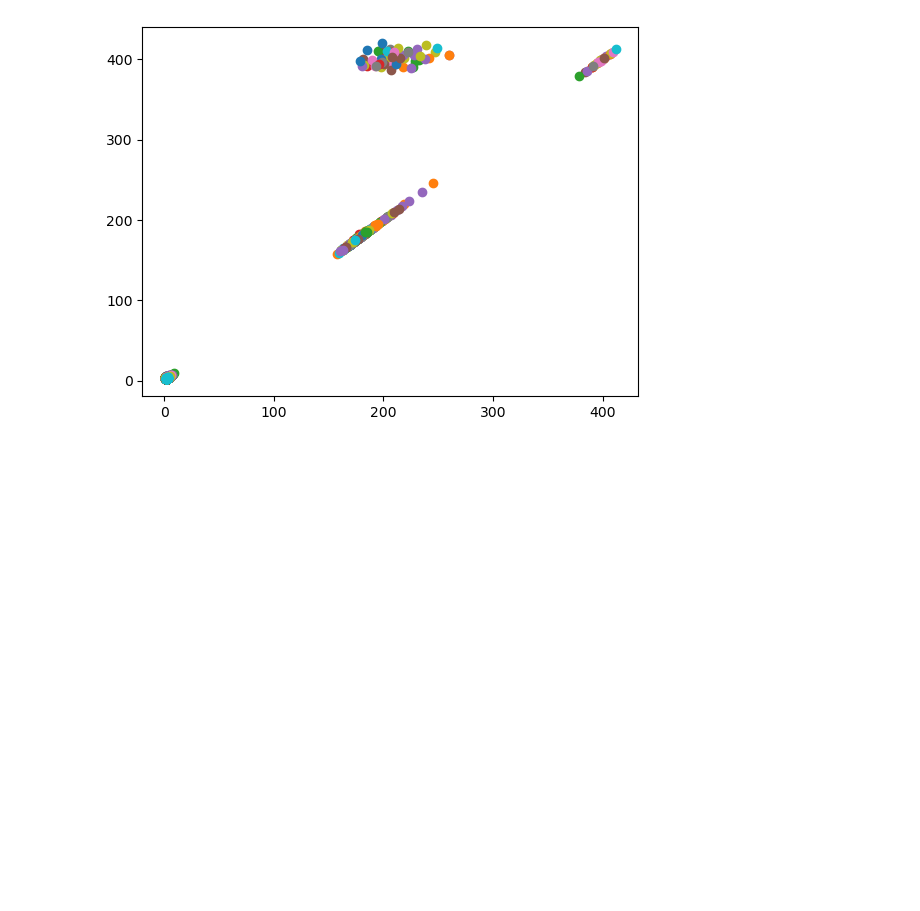
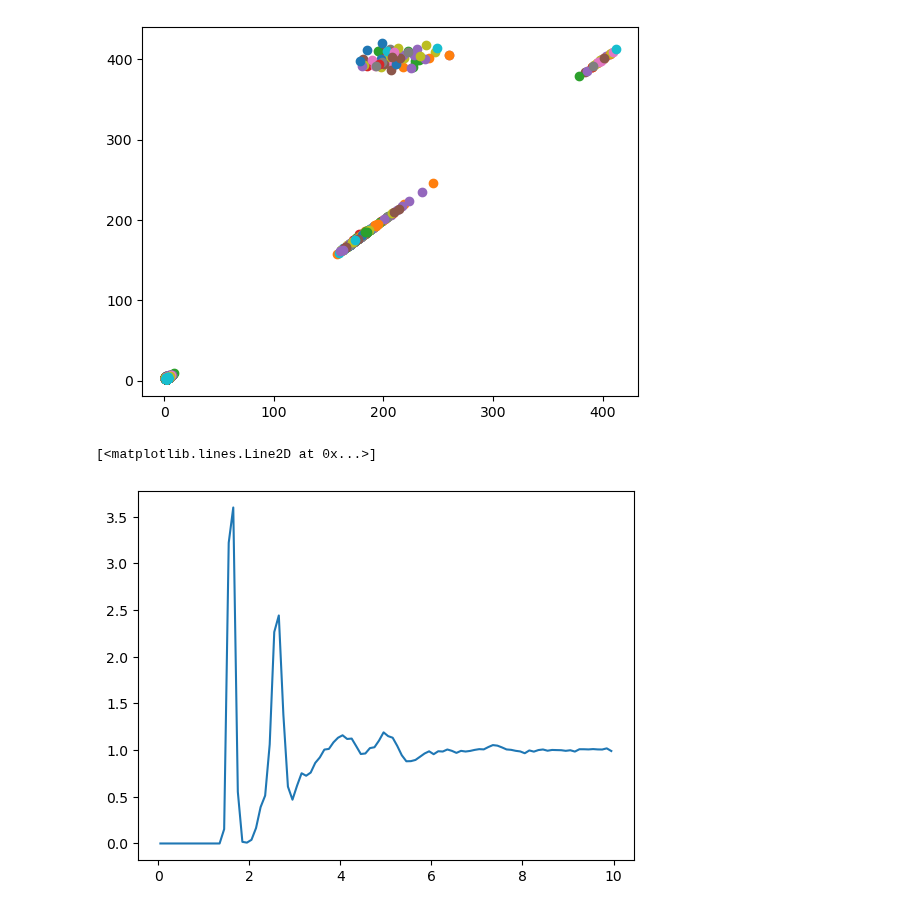
Before and after one commit to R-Chr/vitrum, a Jupyter notebook: test.ipynb, the cells around one changed output. Drawn from its saved outputs; the diff is of its cells as text; code cells hidden in the pictures; blank space fills up the shorter version.

Commit message:
Added total rdf

```diff
--- a/test.ipynb
+++ b/test.ipynb
@@ -27,7 +27,11 @@ class glass_Atoms(Atoms):
         return i_i
 
     def get_pdf(self, target_atoms, rrange=10, nbin=100):
-        types = self.get_atomic_numbers()
+        if isinstance(target_atoms[0], str):
+            types = self.get_chemical_symbols()
+        if isinstance(target_atoms[0], int):
+            types = self.get_atomic_numbers()
+        types = np.array(types)
         distances = self.get_dist()
         atom_1 = np.where(types==target_atoms[0])[0]
         atom_2 = np.where(types==target_atoms[1])[0]
@@ -160,9 +164,33 @@ class glass_Atoms(Atoms):
             elif neighbor_list_P.shape[0] + neighbor_list_Fe.shape[0] == 0:
                 bond_order[3] +=1
         return coordination_number
+
+    def get_total_rdf(self, nbin=100, rrange=10):
+        scattering_lengths = pd.read_csv('scattering_lengths.csv', sep=';', decimal=',')
+        chemical_symbols = self.get_chemical_symbols()
+        species = np.unique(chemical_symbols)
+        b = np.array([scattering_lengths[scattering_lengths["Isotope"] == i]["b"] for i in species]).flatten()
+        c = [chemical_symbols.count(i) / len(chemical_symbols) for i in species]
+        cb = [i*j for i, j in zip(c, b)]
+        timesby = []
+        for pair in itertools.product(cb, repeat=2):
+            timesby.append(pair[0]*pair[1])
+        dividetot = sum(timesby)
+        cb_sum = (sum([i*j for i, j in zip(c, b)])**2)/100
+
+        gr_tot = np.zeros([nbin])
+        for ind, pair in enumerate(itertools.product(species, repeat=2)):
+            pdf = self.get_pdf(target_atoms=[pair[0],pair[1]], rrange=rrange, nbin=nbin)
+            gr_tot = gr_tot + (timesby[ind]*pdf[1])/dividetot
+        return pdf[0], gr_tot
 # %%
-atom = io.read(f"/Volumes/My Passport for Mac/sodium silicate/30Na_800/data/1/propensity/1/md.lammpstrj", index=0 , format="lammps-dump-text")
+atom = io.read(f"/Users/rasmus/Library/CloudStorage/OneDrive-AalborgUniversitet/Ph.D. Projekt/sodium_silicate/30Na_800/data/114/propensity/27/md.lammpstrj", index=0 , format="lammps-dump-text")
 atom = glass_Atoms(atom)
+
+atomic_numbers = atom.get_atomic_numbers()
+corr_atoms_dic = {1: 'Na', 2: 'O', 3:'Si'}
+corr_symbols= [corr_atoms_dic[i] for i in atomic_numbers]
+atomic_numbers = atom.set_chemical_symbols(corr_symbols)
 # %%
 import matplotlib.pyplot as plt
 
@@ -184,0 +235,7 @@ for center in range(len(atom_1)):
+# %%
+import matplotlib.pyplot as plt
+xval, total_rdf = atom.get_total_rdf()
+plt.plot(xval, total_rdf)
+# %% [output]
+[<matplotlib.lines.Line2D at 0x...>]
+[figure, added]
```
Also changed, not shown: parts of 1 cell of this notebook, 3 other files.
